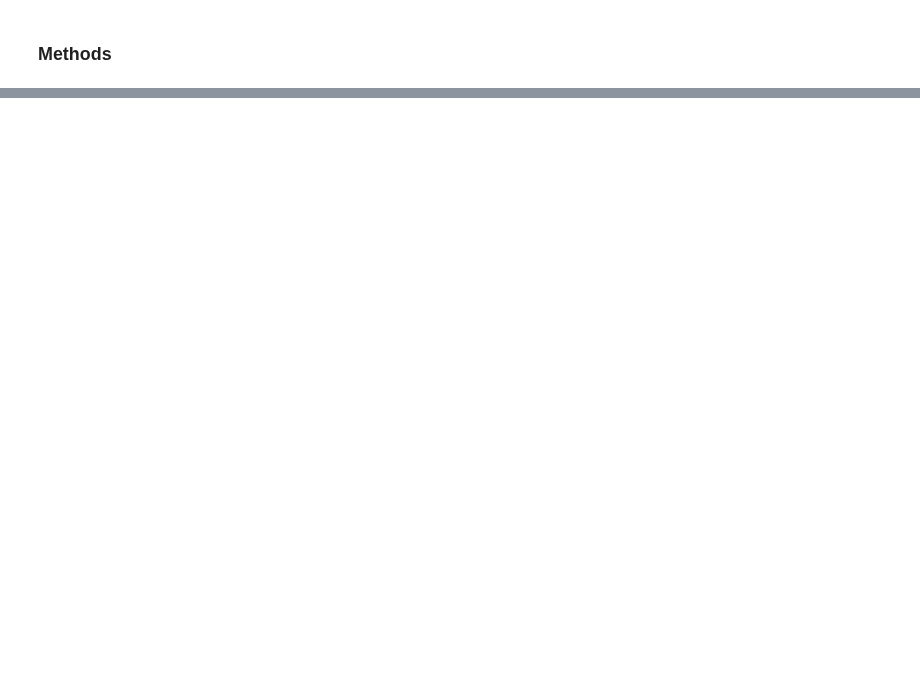
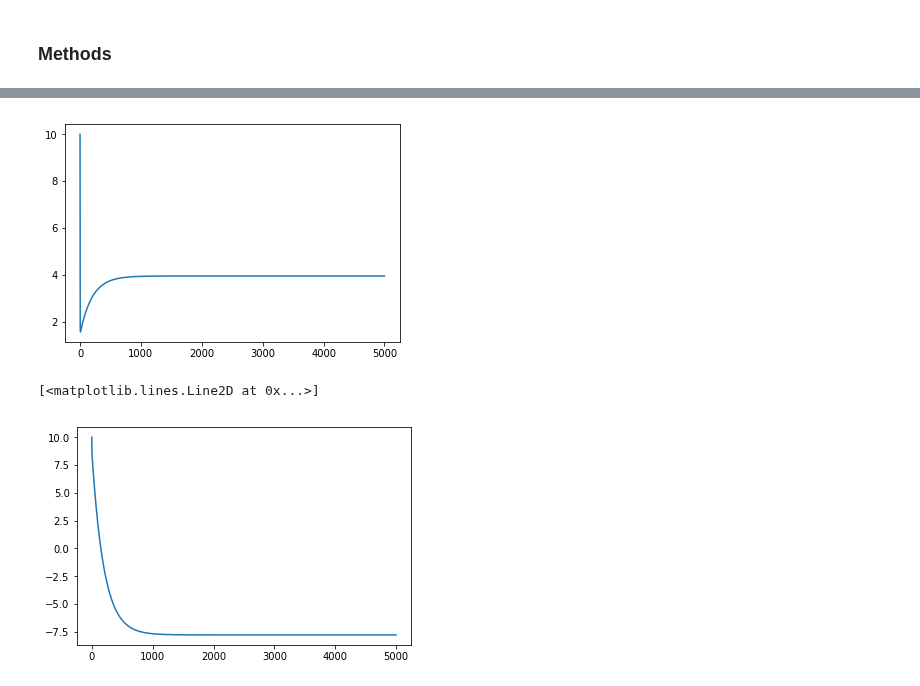
Before and after one commit to daodavid/maths-behind-ML, a Jupyter notebook: Regresion Model/LinearRegression.ipynb, the cells around one changed output, grey strips where cells are left out. Saved outputs shown, nothing was run; the diff lists cells and outputs as text; code cells hidden in the pictures; blank space fills up the shorter version.

Commit message:
implemted gradient descent

```diff
--- a/Regresion Model/LinearRegression.ipynb
+++ b/Regresion Model/LinearRegression.ipynb
@@ -132,0 +153,39 @@ see <a href='https://github.com/Daodavid93/Machine-Learning-first-steps/blob/mas
+# %%
+def perform_gradient_descent(x_args , y_actual,learning_rate=0.01,init_a=10,init_b=10,iteration=5000,debug=False,return_result_array=False):
+    """
+
+    """
+    a = init_a
+    b= init_b
+    a_args = []
+    b_args = []
+    x = np.array(x_args)
+    y = np.array(y_actual)
+    for i in range(iteration):
+        #gradient_a =((((np.array(y_actual) - (a*np.array(x_args)  +b))*x_args).sum())* (2/len(x_args)))
+        #gradient_b = (((np.array(y_actual) - (a*np.array(x_args)  +b)).sum())* (2/len(x_args)))
+        a_gradient = -2 / len(x_args) * np.sum(x * (y - (a * x + b)))
+        b_gradient = -2 / len(x_args) * np.sum(y - (a * x + b))
+        new_a = a - a_gradient*learning_rate
+        new_b = b - b_gradient*learning_rate
+        a_args.append(a)
+        b_args.append(b)
+        a = new_a
+        b=new_b
+        if debug :
+            print('a = {} , b = {}'.format(a,b))
+            print('grad a = {} , grad b = {}'.format(a_gradient,b_gradient))
+
+    if return_result_array:
+        return x_args,a_args,b_args
+    else :
+        return a,b
+# %%
+x,a,b = perform_gradient_descent(x_args,y_args,return_result_array=True)
+plt.plot(a)
+plt.show()
+plt.plot(b)
+# %% [output]
+[figure, added]
+[<matplotlib.lines.Line2D at 0x...>]
+[figure, added]
```
Also changed, not shown: parts of 23 cells of this notebook, 1 other file.
